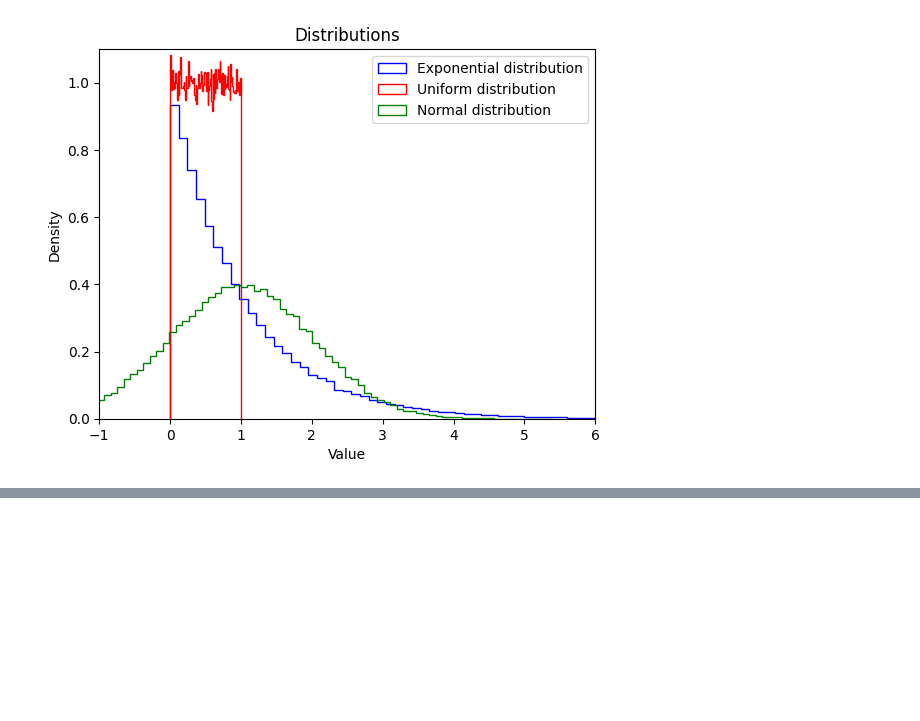
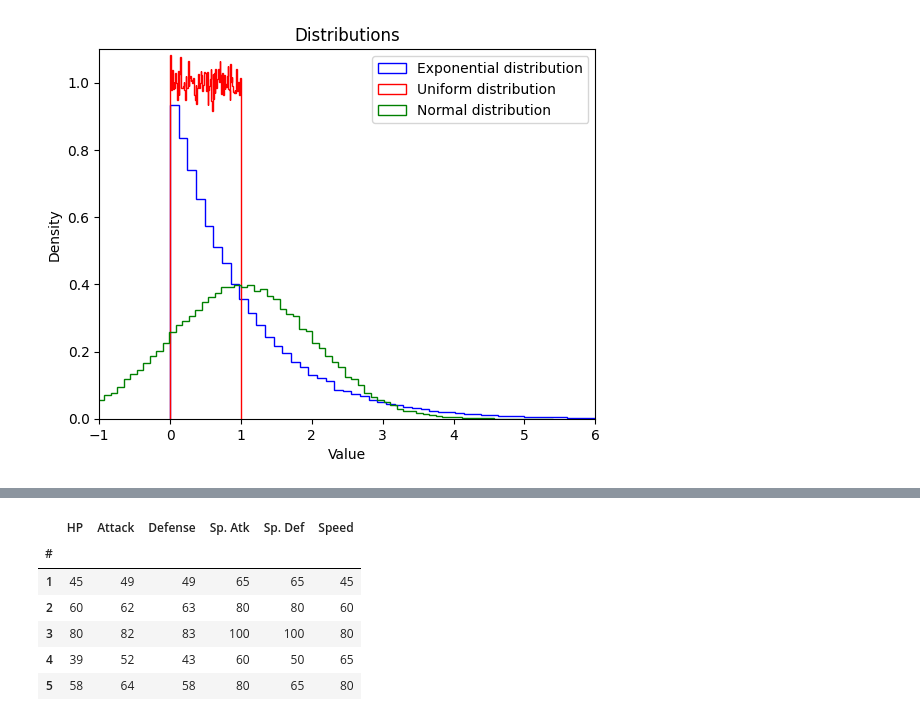
Before and after one commit to Benuka-Punchihewa/dl-lab-1, a Jupyter notebook: dl_lab_1_task_1.ipynb, the cells around one changed output, grey strips where cells are left out. Saved outputs shown, nothing was run; the diff lists cells and outputs as text; code cells hidden in the pictures; blank space fills up the shorter version.

```diff
--- a/dl_lab_1_task_1.ipynb
+++ b/dl_lab_1_task_1.ipynb
@@ -47,0 +76,20 @@ plt.show()
+# %%
+# Pandas for managing datasets
+import pandas as pd
+
+!wget -q https://elitedatascience.com/wp-content/uploads/2022/07/Pokemon.csv
+# Read dataset
+df = pd.read_csv('Pokemon.csv', index_col=0, encoding='latin')
+
+# Drop unwanted columns
+df.drop(['Name', "Type 1", "Type 2", "Total", "Stage", "Legendary"], axis=1, inplace=True)
+
+df.head()
+# %% [output]
+|  | HP | Attack | Defense | Sp. Atk | Sp. Def | Speed |
+| # |  |  |  |  |  |  |
+| 1 | 45 | 49 | 49 | 65 | 65 | 45 |
+| 2 | 60 | 62 | 63 | 80 | 80 | 60 |
+| 3 | 80 | 82 | 83 | 100 | 100 | 80 |
+| 4 | 39 | 52 | 43 | 60 | 50 | 65 |
+| 5 | 58 | 64 | 58 | 80 | 65 | 80 |
```
Also changed, not shown: parts of 2 cells of this notebook.
